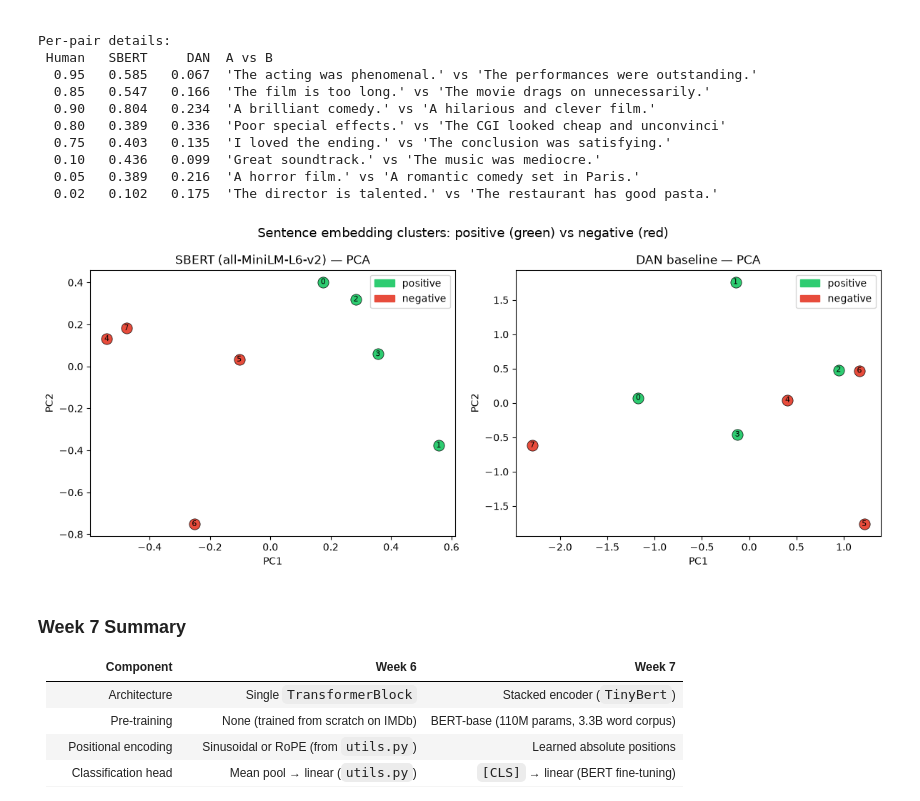
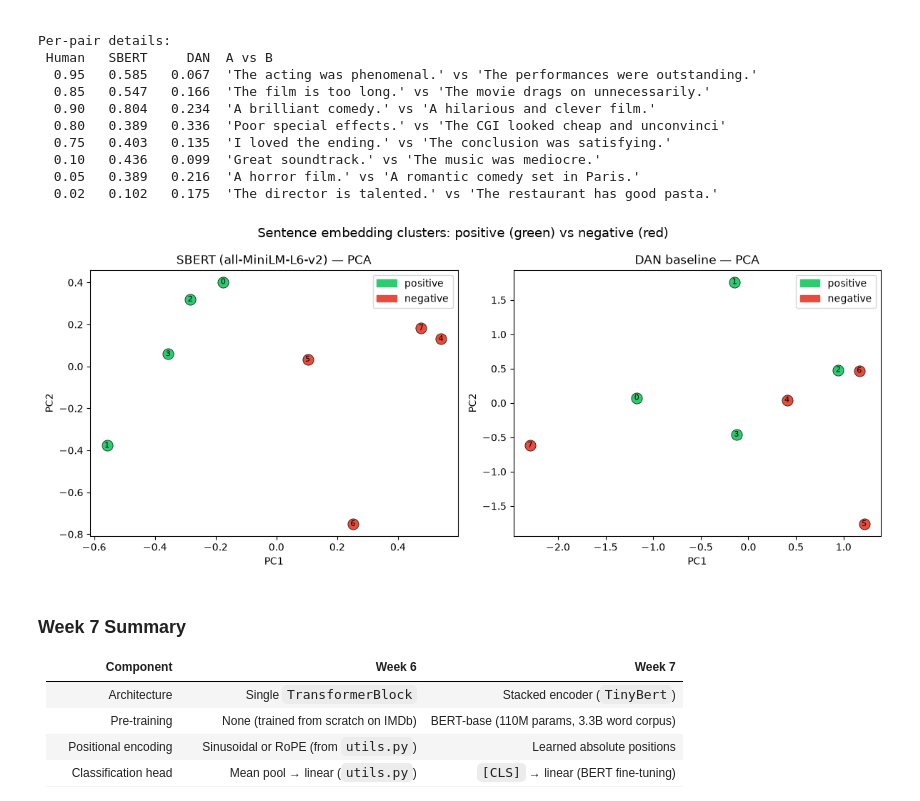
Before and after one commit to mdossett204/AI-maths-foundations, a Jupyter notebook: NLP-learning-notebooks/week7-BERT/Week_7_encoder.ipynb, the cells around one changed output. Cells and saved outputs as stored; diff of their text form; code cells hidden in the pictures.

```diff
--- a/NLP-learning-notebooks/week7-BERT/Week_7_encoder.ipynb
+++ b/NLP-learning-notebooks/week7-BERT/Week_7_encoder.ipynb
@@ -424,13 +483,11 @@ The `Trainer` class wraps the standard training loop (forward pass, loss, backwa
 # %%
-# Day 3: Load IMDb via Hugging Face datasets and tokenize with BERT tokenizer
-
-from datasets import load_dataset
+# Concept 3: Load IMDb via Hugging Face datasets and tokenize with BERT tokenizer
 
 seed = 204
 max_length = bert_tokenizer.model_max_length
 
 # Use a small subset so this runs in a reasonable time
-raw_datasets = load_dataset("imdb")
+raw_datasets = load_dataset("stanfordnlp/imdb")
 small_train = raw_datasets["train"].shuffle(seed=seed).select(range(5000))
 small_val   = raw_datasets["test"].shuffle(seed=seed).select(range(1000))
 
@@ -946,11 +980,14 @@ Per-pair details:
   0.05   0.389   0.216  'A horror film.' vs 'A romantic comedy set in Paris.'
   0.02   0.102   0.175  'The director is talented.' vs 'The restaurant has good pasta.'
 # %%
-# Day 5: Visualise embedding clusters with 2D PCA
+# Concept 5: Visualise embedding clusters with 2D PCA
 # Projects SBERT and DAN embeddings to 2D so we can see whether
 # positive/negative IMDb reviews cluster separately.
 
-from sklearn.decomposition import PCA
+def pca_2d(X):
+    Xc = X - X.mean(0, keepdims=True)
+    U, S, Vt = np.linalg.svd(Xc, full_matrices=False)
+    return Xc @ Vt[:2].T
 
 sample_texts = (
     ["A masterpiece of storytelling and visual style.",
@@ -962,36 +999,35 @@ sample_texts = (
      "Terrible acting and a pointless, incoherent plot.",
      "I walked out halfway through — shockingly bad.",
      "A waste of talent and a waste of my evening."]
 )
 sample_labels = ["positive"] * 4 + ["negative"] * 4
 color_map = {"positive": "#2ecc71", "negative": "#e74c3c"}
 
 # SBERT
 sbert_embs_vis = sbert_model.encode(sample_texts, convert_to_tensor=True, device=str(device)).cpu().numpy()
 # DAN
 dan_embs_vis = dan_encode(sample_texts).cpu().numpy()
 
 fig, axes = plt.subplots(1, 2, figsize=(12, 5))
 for ax, embs, title in [
     (axes[0], sbert_embs_vis, "SBERT (all-MiniLM-L6-v2) — PCA"),
     (axes[1], dan_embs_vis, "DAN baseline — PCA"),
 ]:
-    pca = PCA(n_components=2)
-    xy = pca.fit_transform(embs)
+    xy = pca_2d(embs)
     for i, (label, txt) in enumerate(zip(sample_labels, sample_texts)):
         ax.scatter(xy[i, 0], xy[i, 1], c=color_map[label], s=120, edgecolors="k", linewidths=0.5)
         ax.annotate(f"{i}", (xy[i, 0], xy[i, 1]), fontsize=8, ha="center", va="center")
     ax.set_title(title)
     ax.set_xlabel("PC1")
     ax.set_ylabel("PC2")
     from matplotlib.patches import Patch
     ax.legend(handles=[Patch(color=c, label=l) for l, c in color_map.items()])
 
 plt.suptitle("Sentence embedding clusters: positive (green) vs negative (red)", fontsize=13)
 plt.tight_layout()
 plt.show()
 # %% [output]
-[figure, old version]
+[figure, new version]
 # %% [markdown]
 ### Week 7 Summary
 
```
Also changed, not shown: parts of 28 cells of this notebook, 1 other file.
